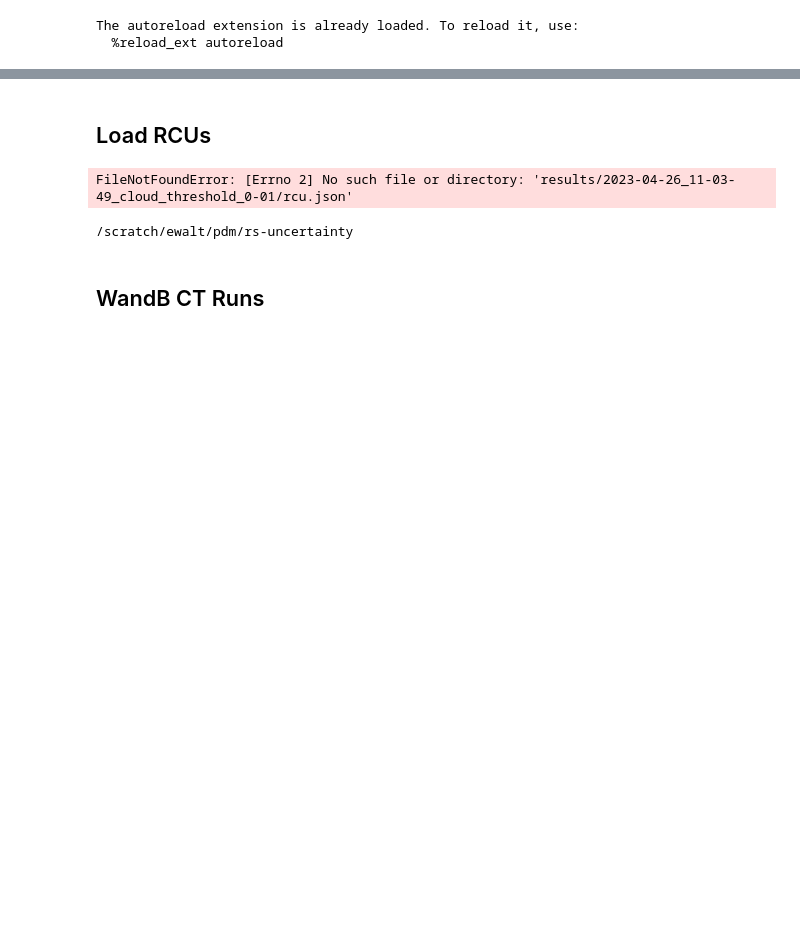
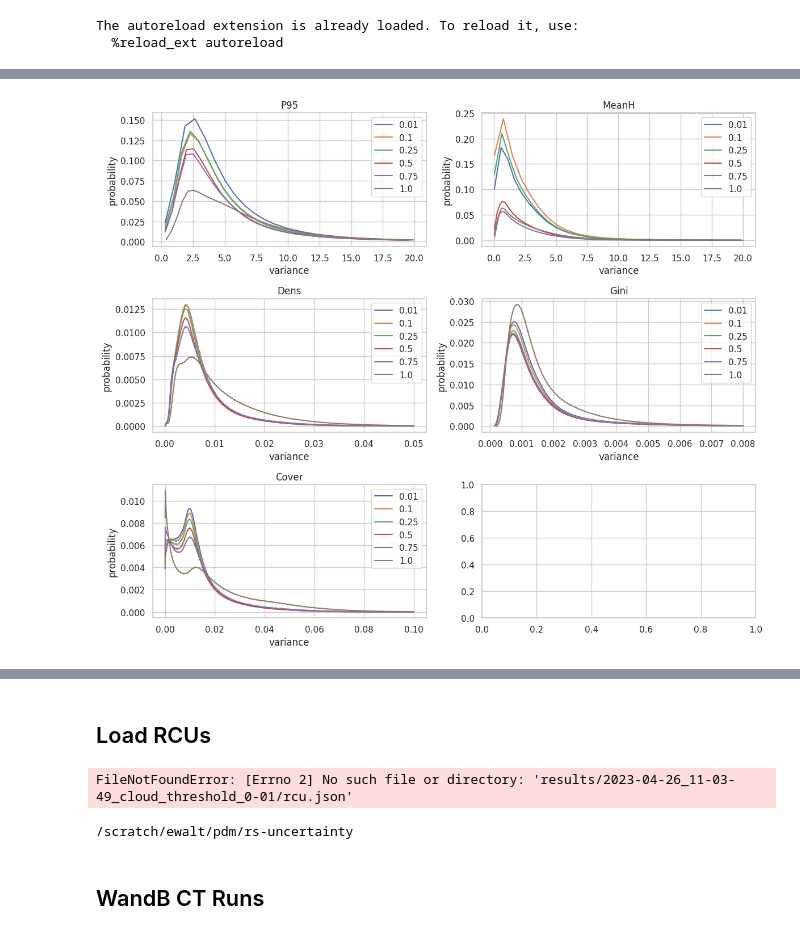
Before and after one commit to eliotwalt/rs-uncertainty, a Jupyter notebook: notebooks/plot_CTs.ipynb, the cells around one changed output, grey strips where cells are left out. Cells and saved outputs as stored; diff of their text form; code cells hidden in the pictures; blank space fills up the shorter version.

```diff
--- a/notebooks/plot_CTs.ipynb
+++ b/notebooks/plot_CTs.ipynb
@@ -36,0 +89,6 @@ ValueError: Could not find run <Run elwalt/rcu-evaluation/2023-04-26_11-03-47_cl
+# %%
+visualizer.histogram_plot(hi_bound=[20, 20, 0.05, 0.008, 0.1], log=False)
+plt.tight_layout()
+plt.show()
+# %% [output]
+[figure, added]
```
Also changed, not shown: parts of 25 cells of this notebook, 2 other files.
